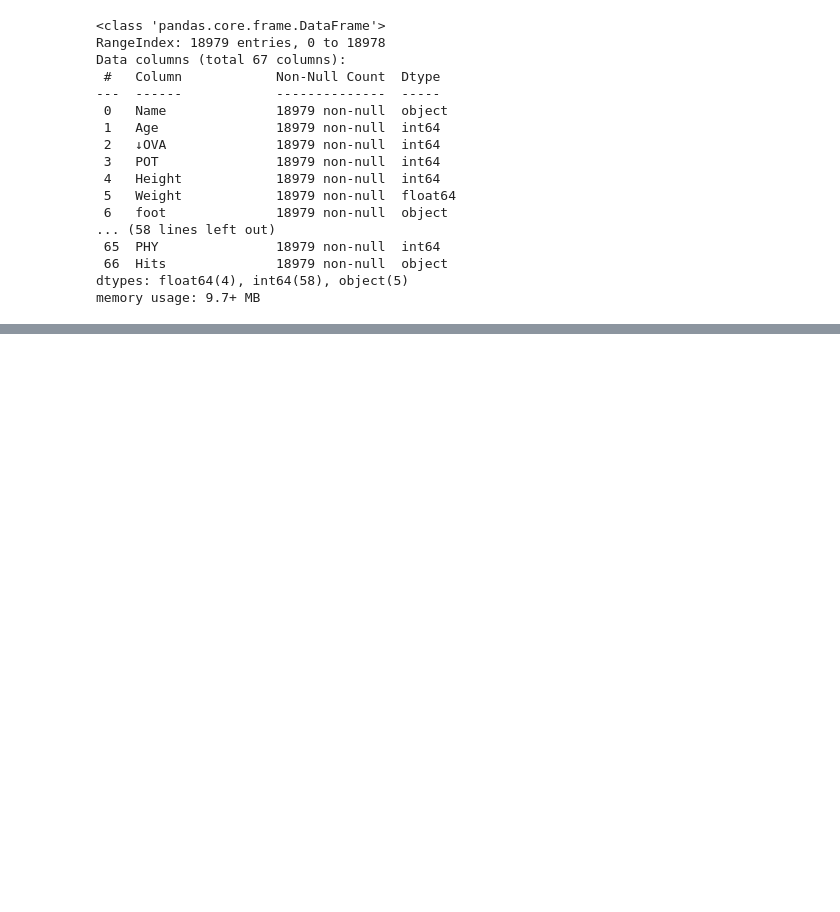
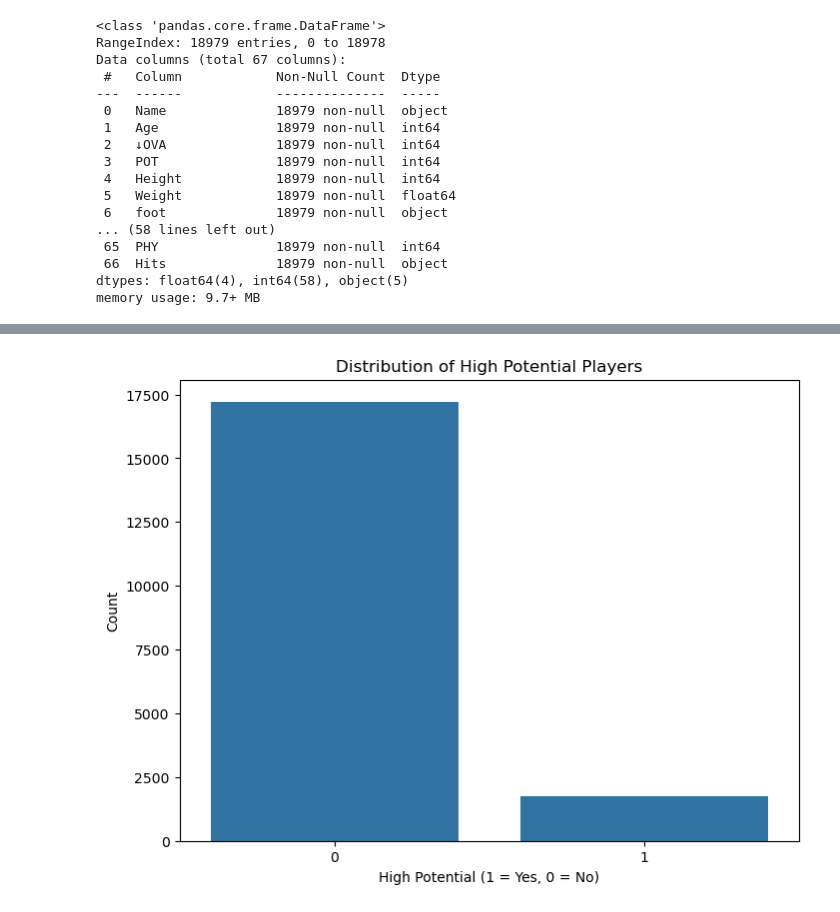
Before and after one commit to Husky-69/Fifa21_classification_project, a Jupyter notebook: Fifa2_classification.ipynb, the cells around one changed output, grey strips where cells are left out. Drawn from its saved outputs; the diff is of its cells as text; code cells hidden in the pictures; blank space fills up the shorter version.

```diff
--- a/Fifa2_classification.ipynb
+++ b/Fifa2_classification.ipynb
@@ -216,3 +256,13 @@ Data columns (total 67 columns):
  66  Hits              18979 non-null  object
 dtypes: float64(4), int64(58), object(5)
 memory usage: 9.7+ MB
+# %%
+# Convert categorical columns
+def convert_categorical_columns(fifa_df):
+	fifa_df['foot'] = fifa_df['foot'].map({'Right': 1, 'Left': 0})
+	fifa_df['A/W'] = fifa_df['A/W'].map({'High': 2, 'Medium': 1, 'Low': 0})
+	fifa_df['D/W'] = fifa_df['D/W'].map({'High': 2, 'Medium': 1, 'Low': 0})
+	return fifa_df
+
+# Apply the function
+fifa_df = convert_categorical_columns(fifa_df)
@@ -218,0 +298,13 @@ memory usage: 9.7+ MB
+# %%
+# Create target variable
+fifa_df['High_Potential'] = (fifa_df['POT'] >= 80).astype(int)
+
+# Plot target distribution
+plt.figure(figsize=(8, 6))
+sns.countplot(x='High_Potential', data=fifa_df)
+plt.title('Distribution of High Potential Players')
+plt.xlabel('High Potential (1 = Yes, 0 = No)')
+plt.ylabel('Count')
+plt.show()
+# %% [output]
+[figure, added]
```
Also changed, not shown: parts of 31 cells of this notebook.
